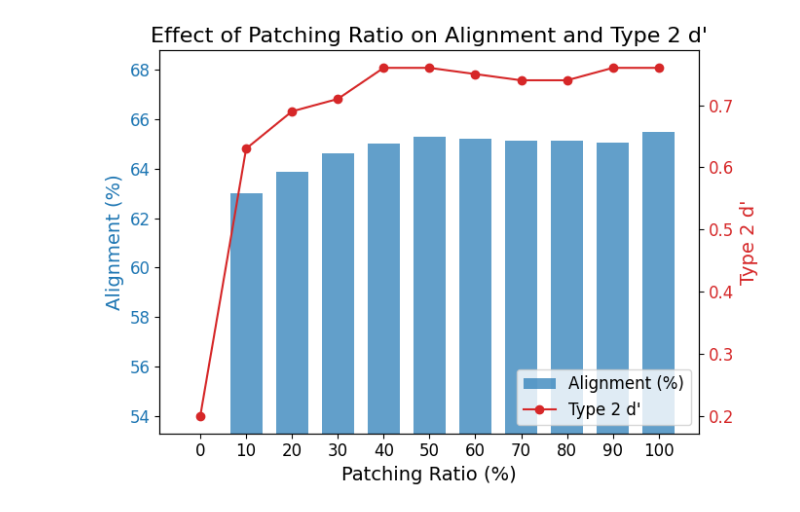
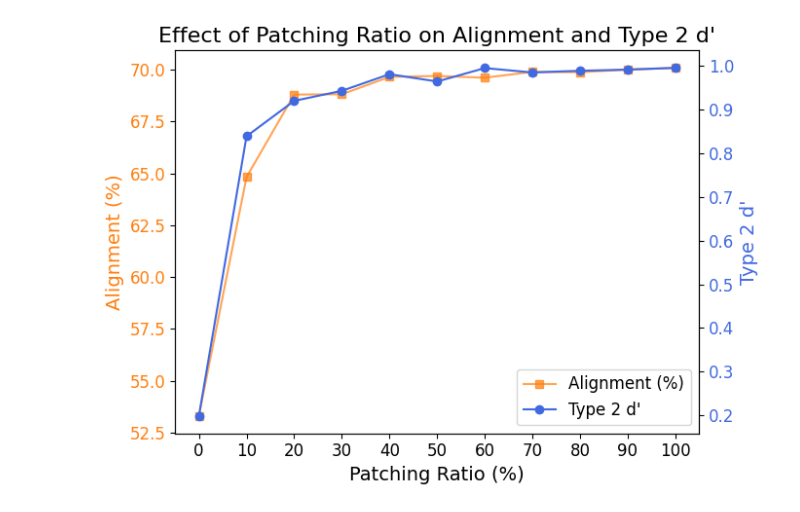
Before and after one commit to cosmoquester/ESMA, a Jupyter notebook: notebooks/plot_patching.ipynb, the cells around one changed output. Saved outputs shown, nothing was run; the diff lists cells and outputs as text; code cells hidden in the pictures.

Commit message:
feat: update figures

```diff
--- a/notebooks/plot_patching.ipynb
+++ b/notebooks/plot_patching.ipynb
@@ -18,0 +6,5 @@ output = """Percent	Alignment	Type 2 d’
+# %%
+from meta.metric import type2_d_prime, meta_alignment
+
+file_pattern = "../eval_outputs/patch/triviaqa_en_qwen1.5-ml3-iter1000_top_{patch_rate}_validation_None.tsv"
+patch_rates = range(0, 101, 10)
@@ -19,52 +33,34 @@ output = """Percent	Alignment	Type 2 d’
 # %%
 import matplotlib.pyplot as plt
-import numpy as np
-
-# Parse the output string into data
-import pandas as pd
-from io import StringIO
-
-df = pd.read_csv(StringIO(output), sep='\t')
-# Some versions may read Percent with a % still attached
-if df['Percent'].dtype == object:
-    df['Percent'] = df['Percent'].str.replace('%','').astype(float)
-
-# Convert Alignment to numeric by removing % symbol
-if df['Alignment'].dtype == object:
-    df['Alignment'] = df['Alignment'].str.replace('%','').astype(float)
-
-patching_ratio = df['Percent']
-alignment = df['Alignment']
-type2d = df["Type 2 d’"]  # The column uses the right single quote
 
 fig, ax1 = plt.subplots(figsize=(7,5))
 
 # Bar plot for alignment percentage
-color_bar = 'tab:blue'
-ax1.bar(patching_ratio, alignment, width=7, alpha=0.7, color=color_bar, label="Alignment (%)")
+color_bar = 'tab:orange'
+ax1.plot(patching_ratio, alignment, alpha=0.7, color=color_bar, marker='s', label="Alignment (%)")
 ax1.set_xlabel('Patching Ratio (%)', fontsize=14)
 ax1.set_ylabel('Alignment (%)', color=color_bar, fontsize=14)
 ax1.tick_params(axis='y', labelcolor=color_bar, labelsize=12)
 ax1.tick_params(axis='x', labelsize=12)
 ax1.set_xticks(patching_ratio)
 # Set y-axis bottom to first alignment value
-ax1.set_ylim(bottom=alignment.iloc[0])
+ax1.set_ylim()
 
 # Create a second y-axis for type 2 d'
 ax2 = ax1.twinx()
-color_line = 'tab:red'
+color_line = 'royalblue'
 ax2.plot(patching_ratio, type2d, color=color_line, marker='o', label="Type 2 d'")
 ax2.set_ylabel("Type 2 d'", color=color_line, fontsize=14)
 ax2.tick_params(axis='y', labelcolor=color_line, labelsize=12)
 
 # Add legends
 h1, l1 = ax1.get_legend_handles_labels()
 h2, l2 = ax2.get_legend_handles_labels()
 ax1.legend(h1+h2, l1+l2, loc='lower right', fontsize=12)
 
 plt.title("Effect of Patching Ratio on Alignment and Type 2 d'", fontsize=16)
 plt.tight_layout()
 plt.savefig("figures/weight-change-effect.pdf", dpi=300)
 plt.show()
 # %% [output]
-[figure, old version]
+[figure, new version]
```
Also changed, not shown: parts of 3 cells of this notebook, 4 other files.
